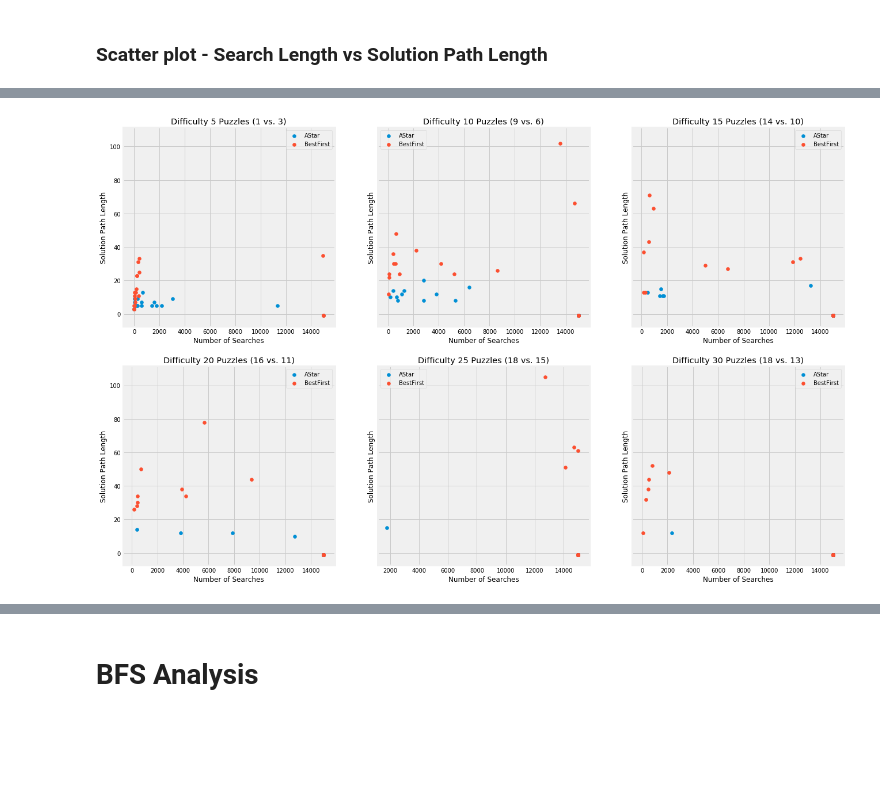
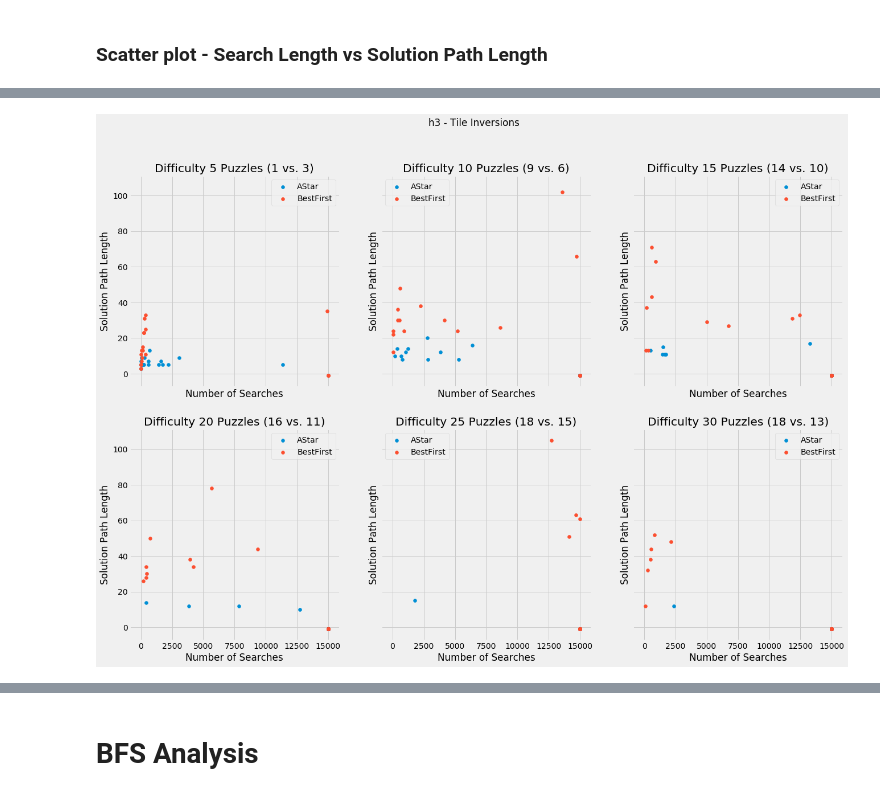
Before and after one commit to zQuantz/NotSudoku, a Jupyter notebook: Analysis.ipynb, the cells around one changed output, grey strips where cells are left out. Saved outputs shown, nothing was run; the diff lists cells and outputs as text; code cells hidden in the pictures; blank space fills up the shorter version.

```diff
--- a/Analysis.ipynb
+++ b/Analysis.ipynb
@@ -54,8 +56,9 @@ for idx in range(len(states)):
 aS_df = pd.DataFrame(aS, columns = ['Searches', 'SolutionLength'])
 bf_df = pd.DataFrame(bf, columns = ['Searches', 'SolutionLength'])
 # %%
-fig, ax = plt.subplots(nrows=2, ncols=3, sharey=True, figsize=(20, 14))
+fig, ax = plt.subplots(nrows=2, ncols=3, sharey=True, sharex=True, figsize=(20, 14))
 ctr=0
+fig.suptitle('h1 - Hamming Distance')
 for i in range(2):
     for j in range(3):
         idc = [idx for idx in range(len(states)-2) if idx % 6 == ctr]
@@ -85,8 +88,9 @@ for idx in range(len(states)):
 aS_df = pd.DataFrame(aS, columns = ['Searches', 'SolutionLength'])
 bf_df = pd.DataFrame(bf, columns = ['Searches', 'SolutionLength'])
 # %%
-fig, ax = plt.subplots(nrows=2, ncols=3, sharey=True, figsize=(20, 14))
+fig, ax = plt.subplots(nrows=2, ncols=3, sharey=True, sharex=True, figsize=(20, 14))
 ctr=0
+fig.suptitle('h2 - Manhattan Distance')
 for i in range(2):
     for j in range(3):
         idc = [idx for idx in range(len(states)-2) if idx % 6 == ctr]
@@ -116,22 +120,23 @@ for idx in range(len(states)-2):
 aS_df = pd.DataFrame(aS, columns = ['Searches', 'SolutionLength'])
 bf_df = pd.DataFrame(bf, columns = ['Searches', 'SolutionLength'])
 # %%
-fig, ax = plt.subplots(nrows=2, ncols=3, sharey=True, figsize=(20, 14))
+fig, ax = plt.subplots(nrows=2, ncols=3, sharey=True, sharex=True, figsize=(20, 14))
 ctr=0
+fig.suptitle('h3 - Tile Inversions')
 for i in range(2):
     for j in range(3):
         idc = [idx for idx in range(len(states)-2) if idx % 6 == ctr]
         temp_as = aS_df.iloc[idc, :]
         temp_bf = bf_df.iloc[idc, :]
         ax[i , j].scatter(temp_as.Searches, temp_as.SolutionLength, label='AStar')
         ax[i , j].scatter(temp_bf.Searches, temp_bf.SolutionLength, label='BestFirst')
         ax[i, j].set_xlabel('Number of Searches')
         ax[i, j].set_ylabel('Solution Path Length')
         incomplete_as = temp_as[temp_as.Searches == 15000].shape[0]
         incomplete_bf = temp_bf[temp_bf.Searches == 15000].shape[0]
         ax[i, j].set_title('Difficulty %d Puzzles (%d vs. %d)'
                            % (diffs[ctr], incomplete_as, incomplete_bf))
         ax[i, j].legend()
         ctr+=1
 # %% [output]
-[figure, old version]
+[figure, new version]
```
Also changed, not shown: parts of 22 cells of this notebook, 3 other files.
